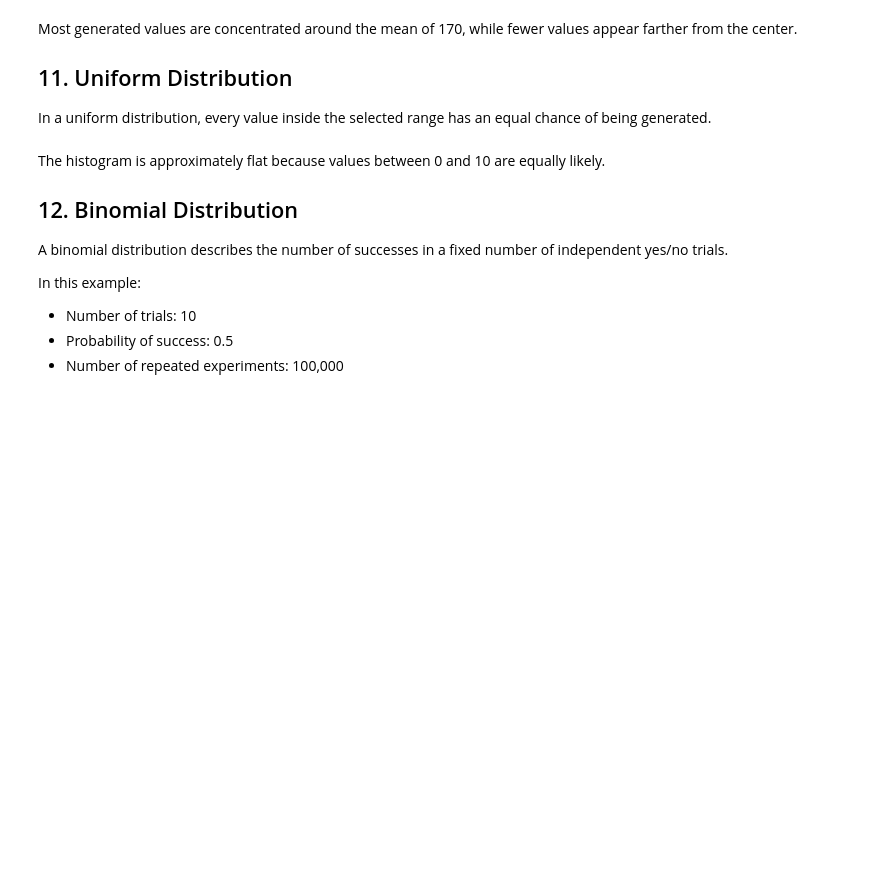
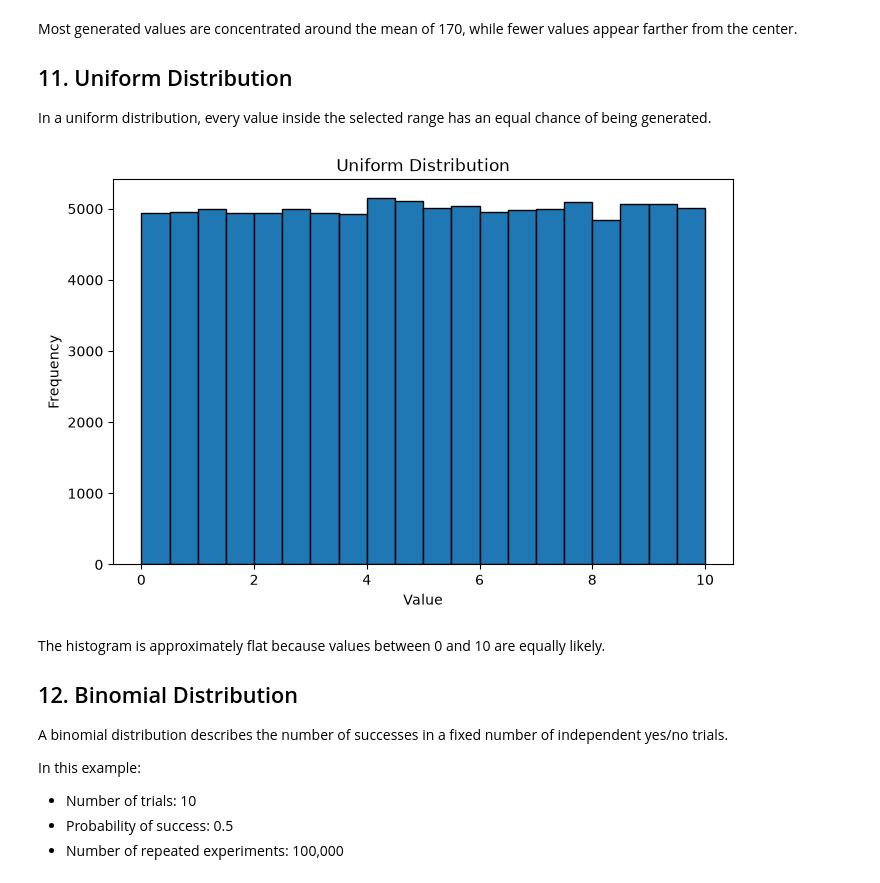
Before and after one commit to haithamhroob/binx-ai-ml-internship, a Jupyter notebook: week2/day2/day2.ipynb, the cells around one changed output. Saved outputs shown, nothing was run; the diff lists cells and outputs as text; code cells hidden in the pictures; blank space fills up the shorter version.

```diff
--- a/week2/day2/day2.ipynb
+++ b/week2/day2/day2.ipynb
@@ -270,18 +290,16 @@ Most generated values are concentrated around the mean of 170, while fewer value
 
 In a uniform distribution, every value inside the selected range has an equal chance of being generated.
 # %%
-uniform = np.random.uniform(
-    low=0,
-    high=10,
-    size=100_000
-)
+uniform = np.random.uniform(low=0,high=10,size=100000)
 
 plt.figure(figsize=(8, 5))
 plt.hist(uniform, bins=20, edgecolor="black")
 plt.title("Uniform Distribution")
 plt.xlabel("Value")
 plt.ylabel("Frequency")
 plt.show()
+# %% [output]
+[figure, added]
 # %% [markdown]
 The histogram is approximately flat because values between 0 and 10 are equally likely.
 
```
Also changed, not shown: parts of 11 cells of this notebook.
